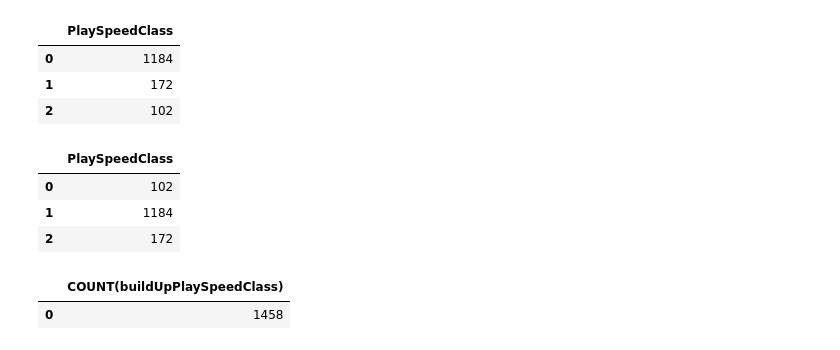
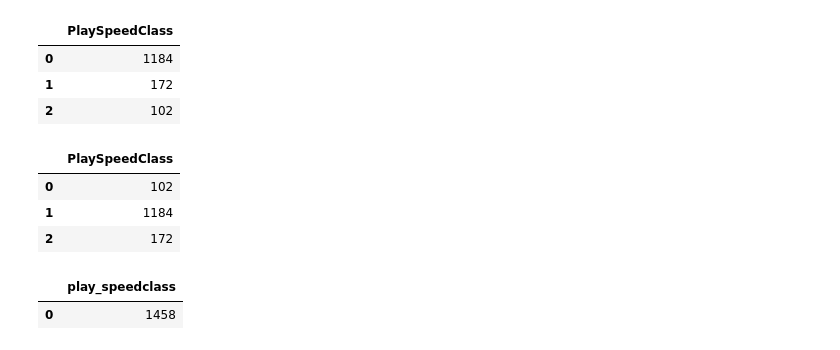
Before and after one commit to miemguri/Talentotech2024, a Jupyter notebook: 4TallerSQL.ipynb, the cells around one changed output. Drawn from its saved outputs; the diff is of its cells as text; code cells hidden in the pictures.

```diff
--- a/4TallerSQL.ipynb
+++ b/4TallerSQL.ipynb
@@ -1200,10 +1203,11 @@ teams_speed
 | 1 | 1184 |
 | 2 | 172 |
 # %%
-query = """SELECT COUNT(buildUpPlaySpeedClass)
+query = """SELECT COUNT(buildUpPlaySpeedClass) AS play_speedclass
            FROM team_attributes ; """
 teams_speed = pd.read_sql(query, conn)
 teams_speed
+# 1458 equipos tienen diferentes tipos de velocidades
 # %% [output]
-|  | COUNT(buildUpPlaySpeedClass) |
+|  | play_speedclass |
 | 0 | 1458 |
```
Also changed, not shown: parts of 10 cells of this notebook.
